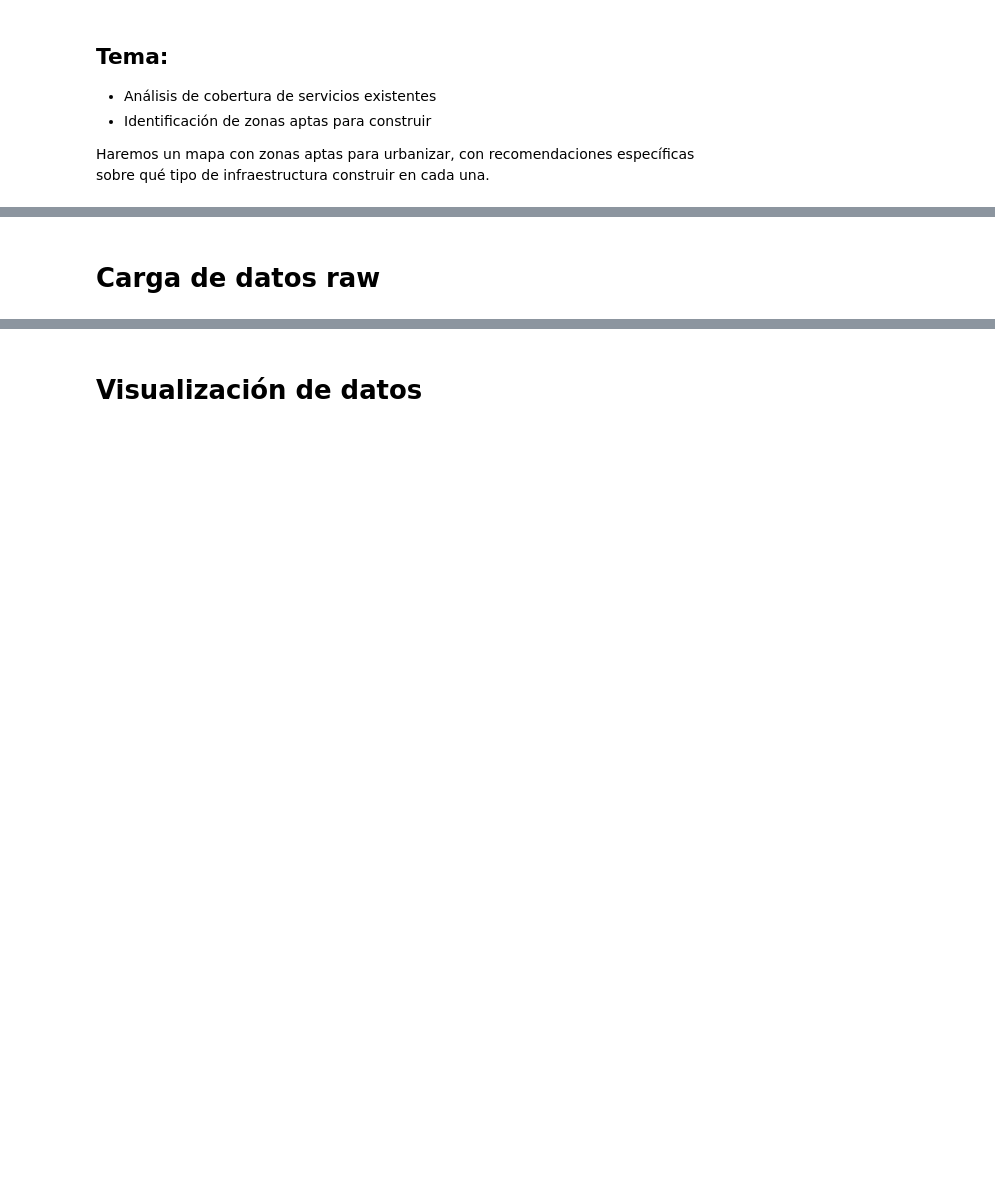
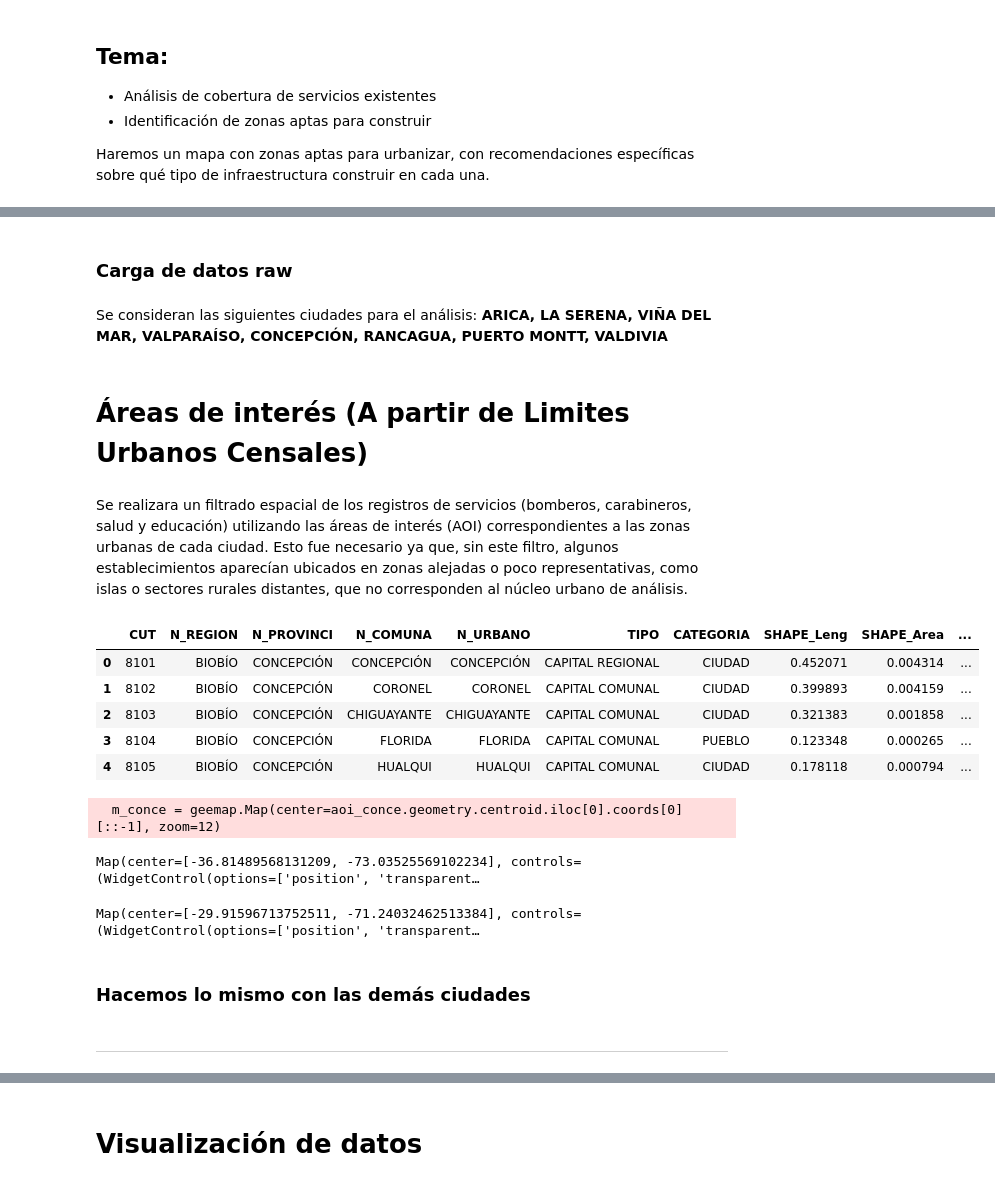
Before and after one commit to Burbina200/Proyecto-IMT2118, a Jupyter notebook: proyecto_geoespaciales.ipynb, the cells around one changed output, grey strips where cells are left out. Cells and saved outputs as stored; diff of their text form; code cells hidden in the pictures; blank space fills up the shorter version.

```diff
--- a/proyecto_geoespaciales.ipynb
+++ b/proyecto_geoespaciales.ipynb
@@ -15,5 +17,5 @@ Haremos un mapa con zonas aptas para urbanizar, con recomendaciones específicas
 # %% [markdown]
-# Carga de datos raw
+### Carga de datos raw
 # %%
 import pandas as pd
 import geopandas as gpd
@@ -22,0 +27,40 @@ import geemap,ee
+# %% [markdown]
+Se consideran las siguientes ciudades para el análisis:
+**ARICA, LA SERENA, VIÑA DEL MAR, VALPARAÍSO, CONCEPCIÓN, RANCAGUA, PUERTO MONTT, VALDIVIA**
+# %% [markdown]
+# Áreas de interés (A partir de Limites Urbanos Censales)
+# %% [markdown]
+Se realizara un filtrado espacial de los registros de servicios (bomberos, carabineros, salud y educación) utilizando las áreas de interés (AOI) correspondientes a las zonas urbanas de cada ciudad. Esto fue necesario ya que, sin este filtro, algunos establecimientos aparecían ubicados en zonas alejadas o poco representativas, como islas o sectores rurales distantes, que no corresponden al núcleo urbano de análisis.
+# %%
+r8 = gpd.read_file("data/cartografia/r08/Limite_Urbano_Censal.shp")
+r8.head()
+# %% [output]
+|  | CUT | N_REGION | N_PROVINCI | N_COMUNA | N_URBANO | TIPO | CATEGORIA | SHAPE_Leng | SHAPE_Area | ... |
+| 0 | 8101 | BIOBÍO | CONCEPCIÓN | CONCEPCIÓN | CONCEPCIÓN | CAPITAL REGIONAL | CIUDAD | 0.452071 | 0.004314 | ... |
+| 1 | 8102 | BIOBÍO | CONCEPCIÓN | CORONEL | CORONEL | CAPITAL COMUNAL | CIUDAD | 0.399893 | 0.004159 | ... |
+| 2 | 8103 | BIOBÍO | CONCEPCIÓN | CHIGUAYANTE | CHIGUAYANTE | CAPITAL COMUNAL | CIUDAD | 0.321383 | 0.001858 | ... |
+| 3 | 8104 | BIOBÍO | CONCEPCIÓN | FLORIDA | FLORIDA | CAPITAL COMUNAL | PUEBLO | 0.123348 | 0.000265 | ... |
+| 4 | 8105 | BIOBÍO | CONCEPCIÓN | HUALQUI | HUALQUI | CAPITAL COMUNAL | CIUDAD | 0.178118 | 0.000794 | ... |
+# %%
+conce = gpd.read_file("data/cartografia/r08/Limite_Urbano_Censal.shp")
+conce['N_COMUNA'] = conce['N_COMUNA'].str.upper()
+aoi_conce = conce[conce['N_COMUNA'] == 'CONCEPCIÓN'].dissolve(by='N_COMUNA')
+
+m_conce = geemap.Map(center=aoi_conce.geometry.centroid.iloc[0].coords[0][::-1], zoom=12)
+m_conce.add_gdf(aoi_conce, layer_name='AOI - CONCEPCIÓN')
+m_conce
+# %% [output]
+  m_conce = geemap.Map(center=aoi_conce.geometry.centroid.iloc[0].coords[0][::-1], zoom=12)
+Map(center=[-36.81489568131209, -73.03525569102234], controls=(WidgetControl(options=['position', 'transparent…
+# %%
+la_serena = gpd.read_file("data/cartografia/r04/Limite_Urbano_Censal.shp")
+la_serena['N_COMUNA'] = la_serena['N_COMUNA'].str.upper()
+aoi_serena = la_serena[la_serena['N_COMUNA'] == 'LA SERENA'].dissolve(by='N_COMUNA')
+
+m_serena = geemap.Map(center=aoi_serena.geometry.centroid.iloc[0].coords[0][::-1], zoom=12)
+m_serena.add_gdf(aoi_serena, layer_name='AOI - LA SERENA')
+m_serena
+# %% [output]
+Map(center=[-29.91596713752511, -71.24032462513384], controls=(WidgetControl(options=['position', 'transparent…
+# %% [markdown]
+### Hacemos lo mismo con las demás ciudades
@@ -22,0 +97,2 @@ import geemap,ee
+# %% [markdown]
+---
```
Also changed, not shown: parts of 74 cells of this notebook.
